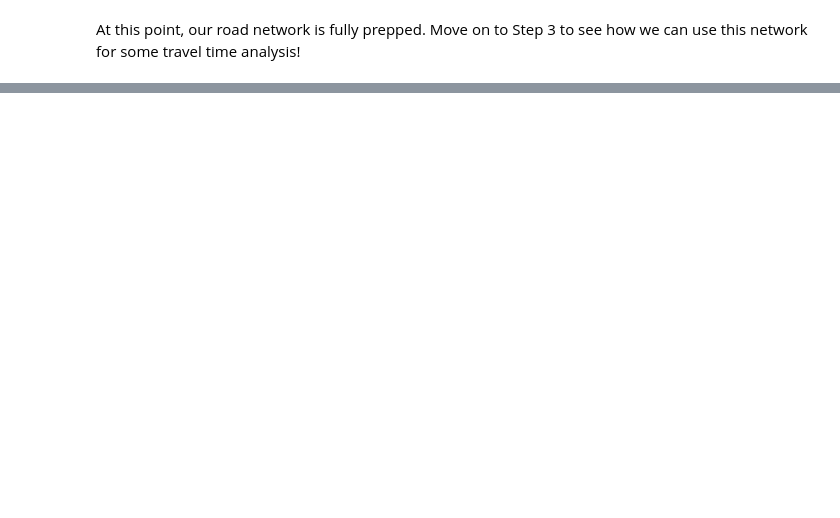
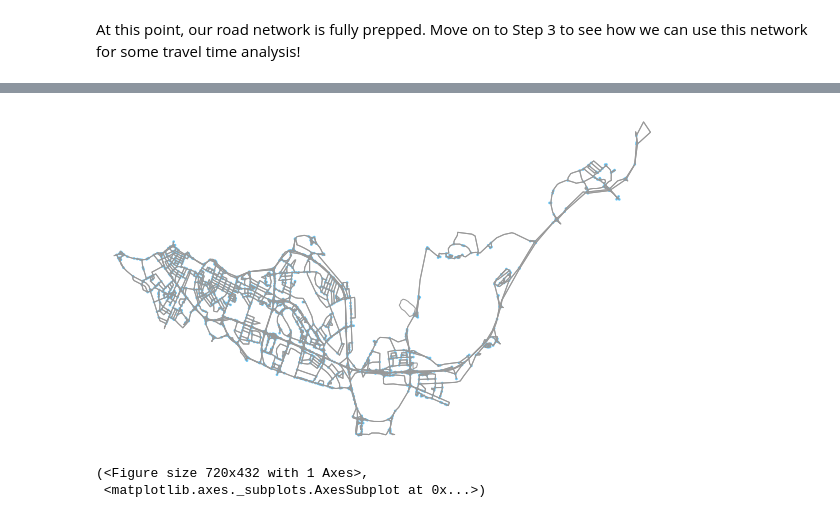
Before and after one commit to worldbank/GOSTnets, a Jupyter notebook: tutorial/Step 2 - Clean Network.ipynb, the cells around one changed output, grey strips where cells are left out. Drawn from its saved outputs; the diff is of its cells as text; code cells hidden in the pictures; blank space fills up the shorter version.

Commit message:
changes to tutorial step 1 and 2

```diff
--- a/tutorial/Step 2 - Clean Network.ipynb
+++ b/tutorial/Step 2 - Clean Network.ipynb
@@ -80,0 +91,2 @@ Move on to Step 3 to see how we can use this network for some travel time analys
+# %%
+G_clean = nx.read_gpickle(os.path.join(pth, 'tutorial_outputs', r'iceland_network_processed.pickle'))
@@ -80,0 +108,10 @@ Move on to Step 3 to see how we can use this network for some travel time analys
+# %%
+G_clean.graph['crs'] = 'epsg:32646'
+G_clean.graph['name'] = 'Iceland'
+
+# cleaned graph
+ox.plot_graph(G_clean, fig_width=10, edge_linewidth=1, node_size=7)
+# %% [output]
+[figure, added]
+(<Figure size 720x432 with 1 Axes>,
+ <matplotlib.axes._subplots.AxesSubplot at 0x...>)
```
Also changed, not shown: parts of 11 cells of this notebook, 1 other file.
